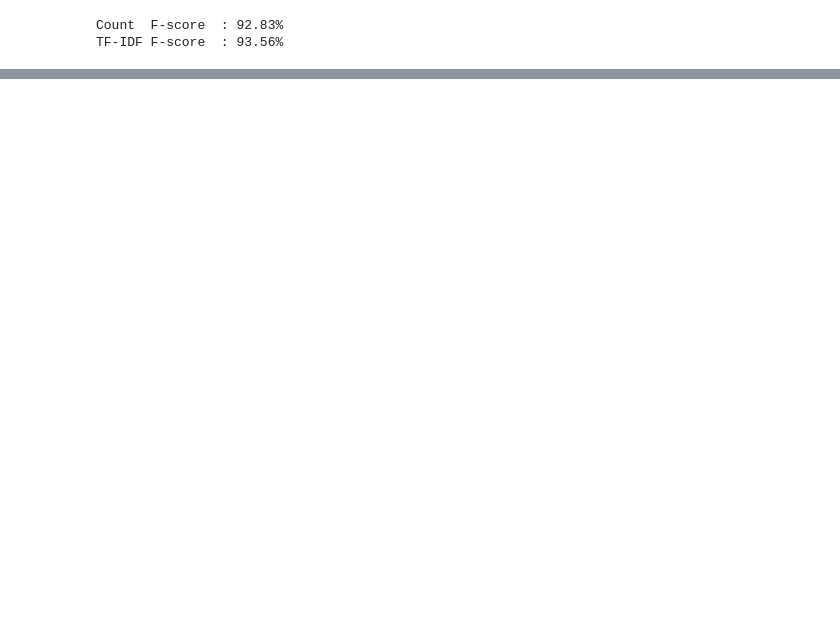
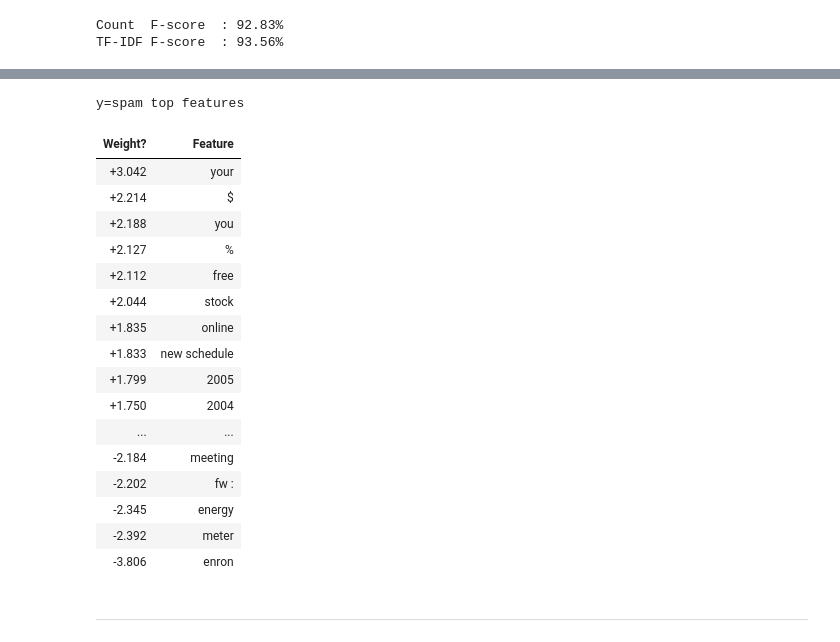
Before and after one commit to TurkuNLP/Text_Mining_Course, a Jupyter notebook: Classification.ipynb, the cells around one changed output, grey strips where cells are left out. Cells and saved outputs as stored; diff of their text form; code cells hidden in the pictures; blank space fills up the shorter version.

```diff
--- a/Classification.ipynb
+++ b/Classification.ipynb
@@ -586,0 +896,23 @@ TF-IDF F-score  : 93.56%
+# %%
+eli5.show_weights(bigram_classifier, vec=bigram_vectorizer, top=50)
+# %% [output]
+y=spam top features
+| Weight? | Feature |
+| +3.042 | your |
+| +2.214 | $ |
+| +2.188 | you |
+| +2.127 | % |
+| +2.112 | free |
+| +2.044 | stock |
+| +1.835 | online |
+| +1.833 | new schedule |
+| +1.799 | 2005 |
+| +1.750 | 2004 |
+| ... | ... |
+| -2.184 | meeting |
+| -2.202 | fw : |
+| -2.345 | energy |
+| -2.392 | meter |
+| -3.806 | enron |
+# %% [markdown]
+---
```
Also changed, not shown: parts of 68 cells of this notebook.
